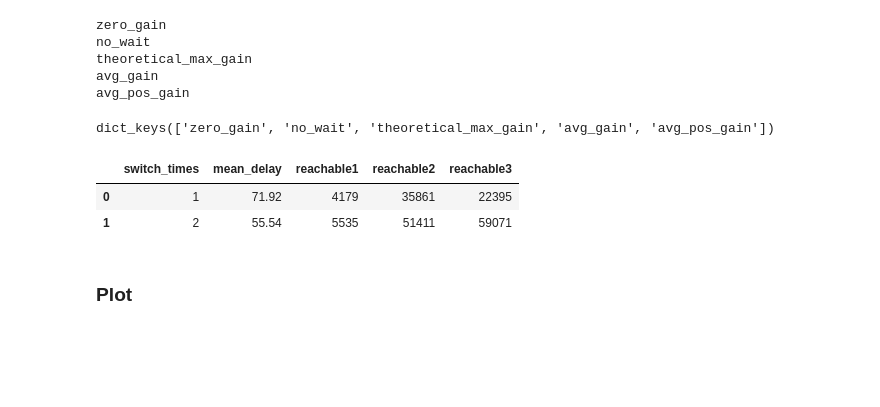
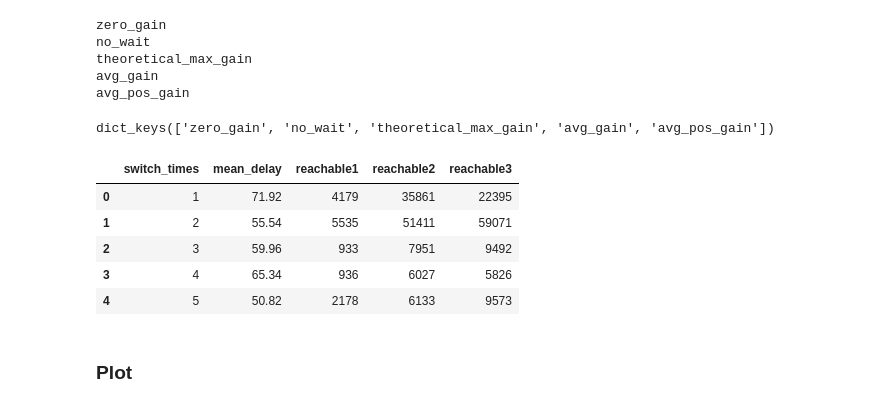
Before and after one commit to 17ex/DataLiteracy, a Jupyter notebook: fig/fig_gains.ipynb, the cells around one changed output. Saved outputs shown, nothing was run; the diff lists cells and outputs as text; code cells hidden in the pictures; blank space fills up the shorter version.

```diff
--- a/fig/fig_gains.ipynb
+++ b/fig/fig_gains.ipynb
@@ -135,11 +104,14 @@ avg_gain
 avg_pos_gain
 # %%
 print(dict_mean_delays.keys())
-dict_mean_delays['avg_gain'].head(2)
+dict_mean_delays['avg_gain'].head(5)
 # %% [output]
 dict_keys(['zero_gain', 'no_wait', 'theoretical_max_gain', 'avg_gain', 'avg_pos_gain'])
 |  | switch_times | mean_delay | reachable1 | reachable2 | reachable3 |
 | 0 | 1 | 71.92 | 4179 | 35861 | 22395 |
 | 1 | 2 | 55.54 | 5535 | 51411 | 59071 |
+| 2 | 3 | 59.96 | 933 | 7951 | 9492 |
+| 3 | 4 | 65.34 | 936 | 6027 | 5826 |
+| 4 | 5 | 50.82 | 2178 | 6133 | 9573 |
 # %% [markdown]
 ### Plot
```
Also changed, not shown: parts of 9 cells of this notebook, 5 other files.
